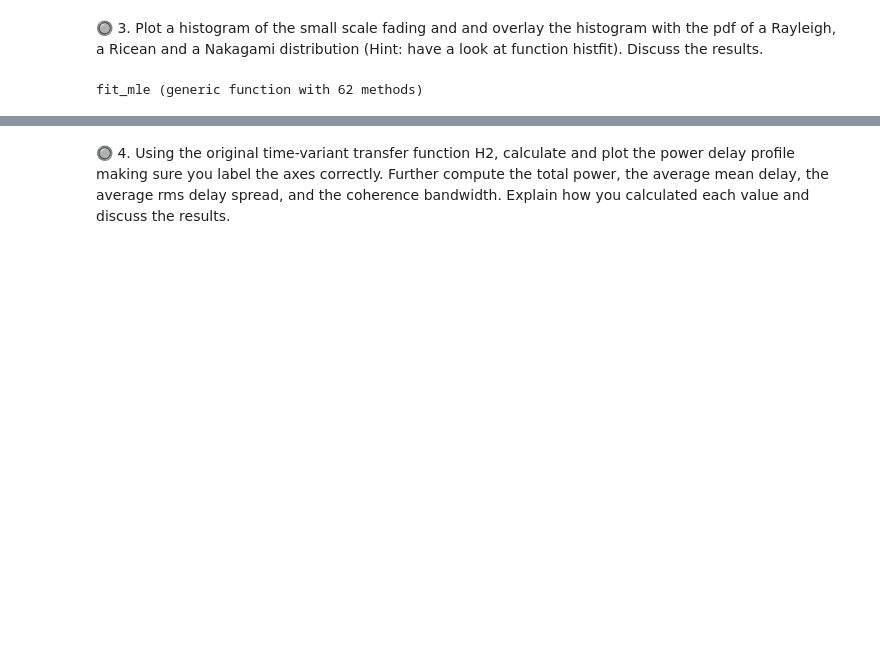
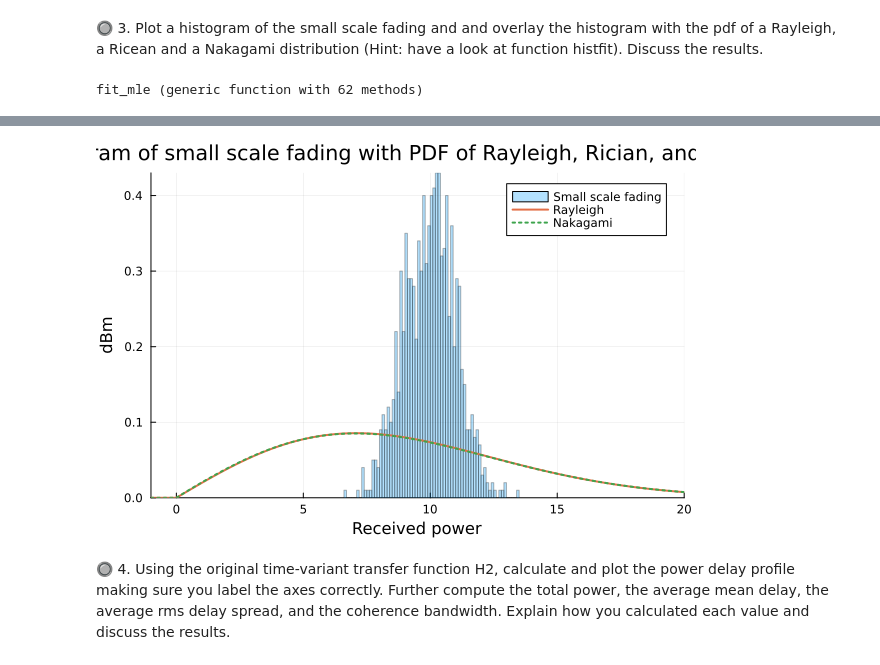
Before and after one commit to setrar/RADIO, a Jupyter notebook: Assignements/2/REPORT.ipynb, the cells around one changed output, grey strips where cells are left out. Saved outputs shown, nothing was run; the diff lists cells and outputs as text; code cells hidden in the pictures; blank space fills up the shorter version.

```diff
--- a/Assignements/2/REPORT.ipynb
+++ b/Assignements/2/REPORT.ipynb
@@ -13,7 +13,7 @@ Brice Setra Robert
 include("./data/measurements.jl");
 # %%
 # Vectorize the Matlab's data to Julia's format
-H₂, rxₚₒᵥᵥₑᵣ = vec(H2), vec(rx_power_dBm);
+H₂, 𝑷ᵣₓ = vec(H2), vec(rx_power_dBm);
 # %%
 using Plots, Statistics
 # %%
@@ -31,6 +31,6 @@ $ F[i] = \text{𝖤}\left( \text{rx}[ \max(1, i-N+1): i ] \right) $
 captures the essence of a moving average filter operation. It computes the mean (average) of a sliding window of data points from the input signal $ rx $, where the window size is defined by $ N $. This mean value represents the output of the moving average filter at each index $ i $, providing a smoothed version of the original signal.
 # %%
 # Moving Average Filter
-𝖥 = [ 𝖤( rxₚₒᵥᵥₑᵣ[ max(1, i-N+1): i ] ) for i in 1:length(rxₚₒᵥᵥₑᵣ) ];
+𝖥 = [ 𝖤( 𝑷ᵣₓ[ max(1, i-N+1): i ] ) for i in 1:length(𝑷ᵣₓ) ];
 # %%
 # Plotting
@@ -124,3 +143,57 @@ ylabel!("Probability Density")
+# %%
+using Plots
+using Distributions
+using StatsPlots
+
+# Example data (replace this with your actual data)
+x = randn(1000)  # Example random data
+rx_power_dBm = 20  # Example value for received power in dBm
+
+# Calculate Y2
+Y2 = x .- rx_power_dBm .+ 30
+
+# Reshape Y2 to a column vector
+Y2 = vec(Y2)
+
+plot(
+    xlims = (-1,20)
+)
+
+# Plot the histogram
+histogram!(Y2, bins=100
+    , label="Small scale fading"
+    , xlabel="Received power", ylabel="dBm"
+    , title="Histogram of small scale fading with PDF of Rayleigh, Rician, and Nakagami"
+    , alpha=0.3
+    , normalize=true
+)
+
+# Fit and plot Rayleigh distribution
+rayleigh_fit = fit(Rayleigh, Y2)
+# plot!(x -> pdf(rayleigh_fit, x)
+plot!(x -> pdf(rayleigh_fit, x)
+    , label="Rayleigh"
+    , linewidth=2
+)
+
+# Fit and plot Rician distribution
+# rician_fit = fit(Rician, Y2)
+# plot!(x -> pdf(rician_fit, x)
+    # , label="Rician"
+    # , linewidth=2, linestyle=:dash
+# )
+
+# Fit and plot Nakagami distribution
+nakagami_fit = fit(Nakagami, Y2)
+plot!(x -> pdf(nakagami_fit, x)
+    , label="Nakagami"
+    , linewidth=2, linestyle=:dot
+)
+
+# Show the plot
+plot!()
+# %% [output]
+[figure, added]
 # %% [markdown]
 &#x1F518; 4. Using the original time-variant transfer function H2, calculate and plot the power delay profile making sure you label the axes correctly. Further compute the total power, the average mean delay, the average rms delay spread, and the coherence bandwidth. Explain how you calculated each value and discuss the results.
 # %%
```
Also changed, not shown: parts of 2 cells of this notebook.
